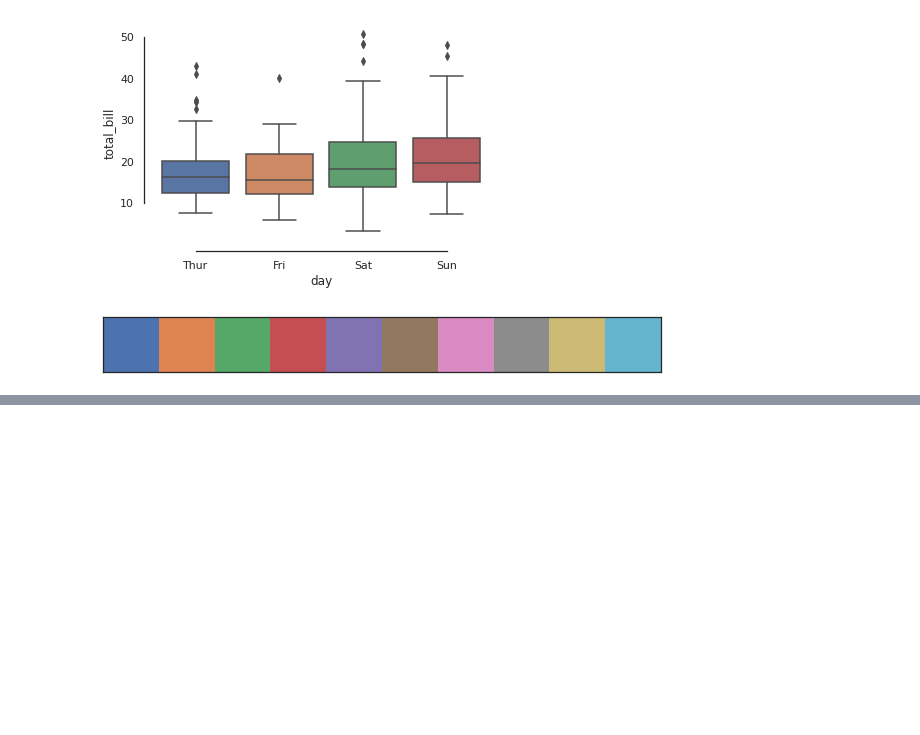
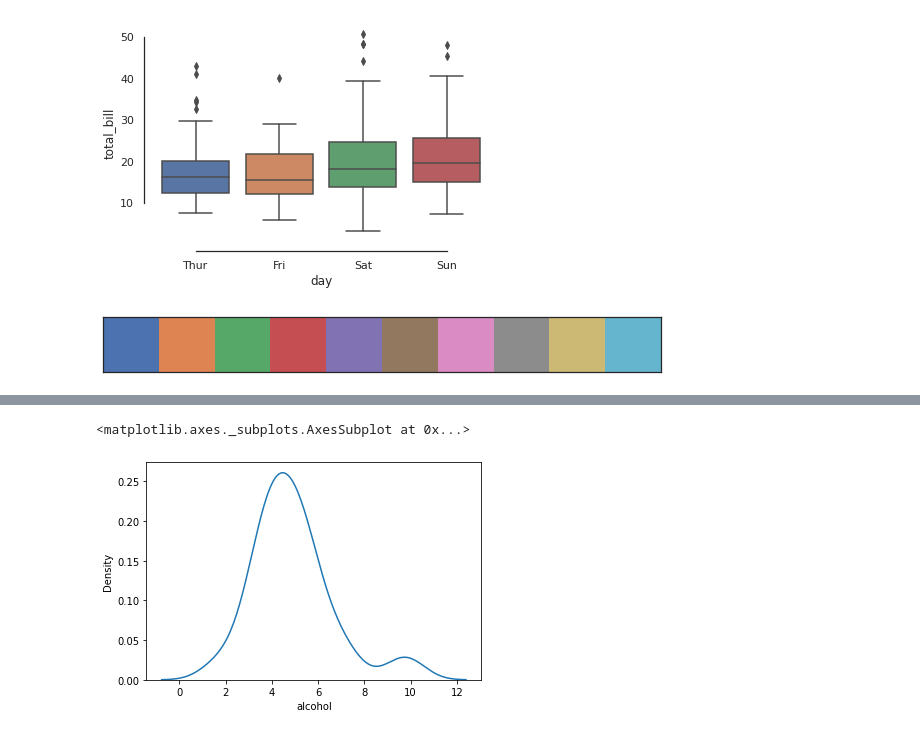
Before and after one commit to farhanasajeer/Python-programs, a Jupyter notebook: seaborn.ipynb, the cells around one changed output, grey strips where cells are left out. Saved outputs shown, nothing was run; the diff lists cells and outputs as text; code cells hidden in the pictures; blank space fills up the shorter version.

```diff
--- a/seaborn.ipynb
+++ b/seaborn.ipynb
@@ -112,0 +141,9 @@ sns.palplot(c)
+# %%
+# KDE PLOT
+# a kernal density estimate (KDE) plot is a method for visualizing the distribution of observations in a datset,analagous to ahistogram
+# get just the KDE plot
+
+sns.kdeplot(crash_df['alcohol'])
+# %% [output]
+<matplotlib.axes._subplots.AxesSubplot at 0x...>
+[figure, added]
```
Also changed, not shown: parts of 16 cells of this notebook.
